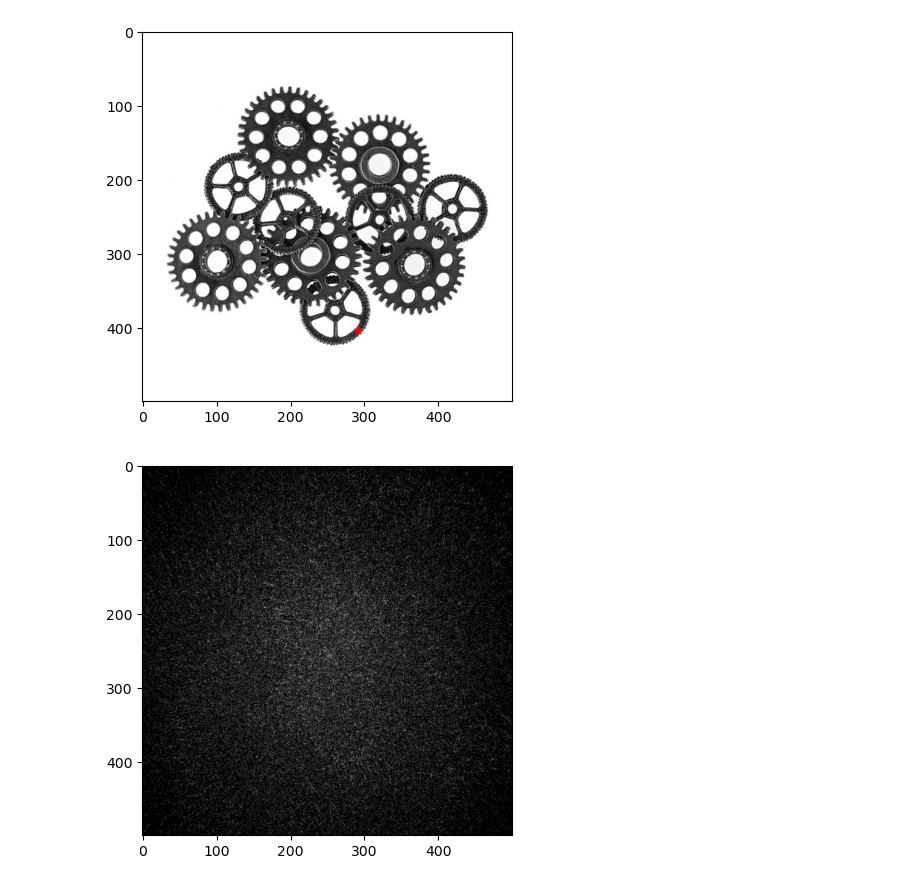
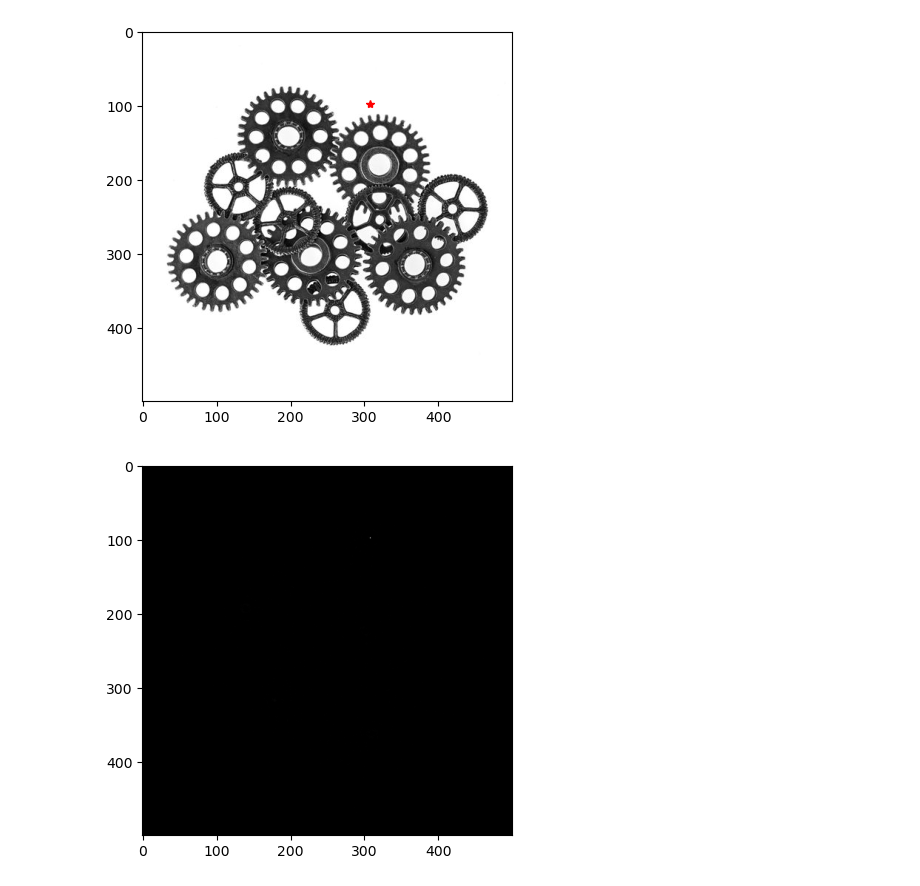
Before and after one commit to KrzysztofGG/ZAW, a Jupyter notebook: lab9/lab9.ipynb, the cells around one changed output. Cells and saved outputs as stored; diff of their text form; code cells hidden in the pictures.

```diff
--- a/lab9/lab9.ipynb
+++ b/lab9/lab9.ipynb
@@ -85,7 +91,8 @@ def get_R_table(imgG):
 
     return R_table
 # %%
-trybik = cv2.imread('trybik.jpg', 0)
+trybik = cv2.imread('trybik.jpg', cv2.IMREAD_GRAYSCALE)
 R_table = get_R_table(trybik)
-print(R_table[30])
+for i, x in enumerate(R_table):
+    print(f"{i}: {x}")
 # %% [output]
@@ -93,34 +116,30 @@ print(R_table[30])
 # %%
-trybiki2 = cv2.imread('trybiki2.jpg', 0)
+trybiki2 = cv2.imread('trybiki2.jpg', cv2.IMREAD_GRAYSCALE)
 # trybiki2G = cv2.cvtColor(trybiki2, cv2.COLOR_BGR2GRAY)
 
-R_table = get_R_table(trybiki2)
+# R_table = get_R_table(trybiki2)
 sobelx2, sobely2 = get_gradients(trybiki2)
-A, alfa = get_gradient_values(sobelx2, sobely2)
+magnitude, gradient_ori = get_gradient_values(sobelx2, sobely2)
 
-H = np.zeros(A.shape)
-# print(trybiki2.shape)
+H = np.zeros_like(trybiki2).astype(np.float32)
 
-for y in range(A.shape[0]):
-    for x in range(A.shape[1]):
-        if A[y, x] > 0.5:
-            alfa_cur = alfa[y, x]
-            r_values = R_table[int(alfa_cur - 1)]
-            for r, fi in r_values:
-                x1 = -r*np.cos(fi) + x
-                y1 = -r*np.sin(fi) + y
-                x1 = int(x1)
-                y1 = int(y1)
-                # print(x1, y1)
+for y in range(trybiki2.shape[0]):
+    for x in range(trybiki2.shape[1]):
+        if magnitude[y, x] > 0.5:
+            orientation  =int(gradient_ori[y, x])
+            for r, fi in R_table[orientation]:
+                x1 = int(-r*np.cos(fi) + x)
+                y1 = int(-r*np.sin(fi) + y)
                 if 0 < x1 < H.shape[1] and 0 < y1 < H.shape[0]:
                     H[x1, y1] += 1
 
 m_y, m_x = np.where(H.max() == H)
 plt.plot([m_x], [m_y], '*', color='r')
+
 plt.imshow(trybiki2, 'gray')
 plt.show()
 plt.imshow(H, 'gray')
 plt.show()
 # %% [output]
-[figure, old version]
+[figure, new version]
-[figure, old version]
+[figure, new version]
```
Also changed, not shown: parts of 3 cells of this notebook, 3 other files.
